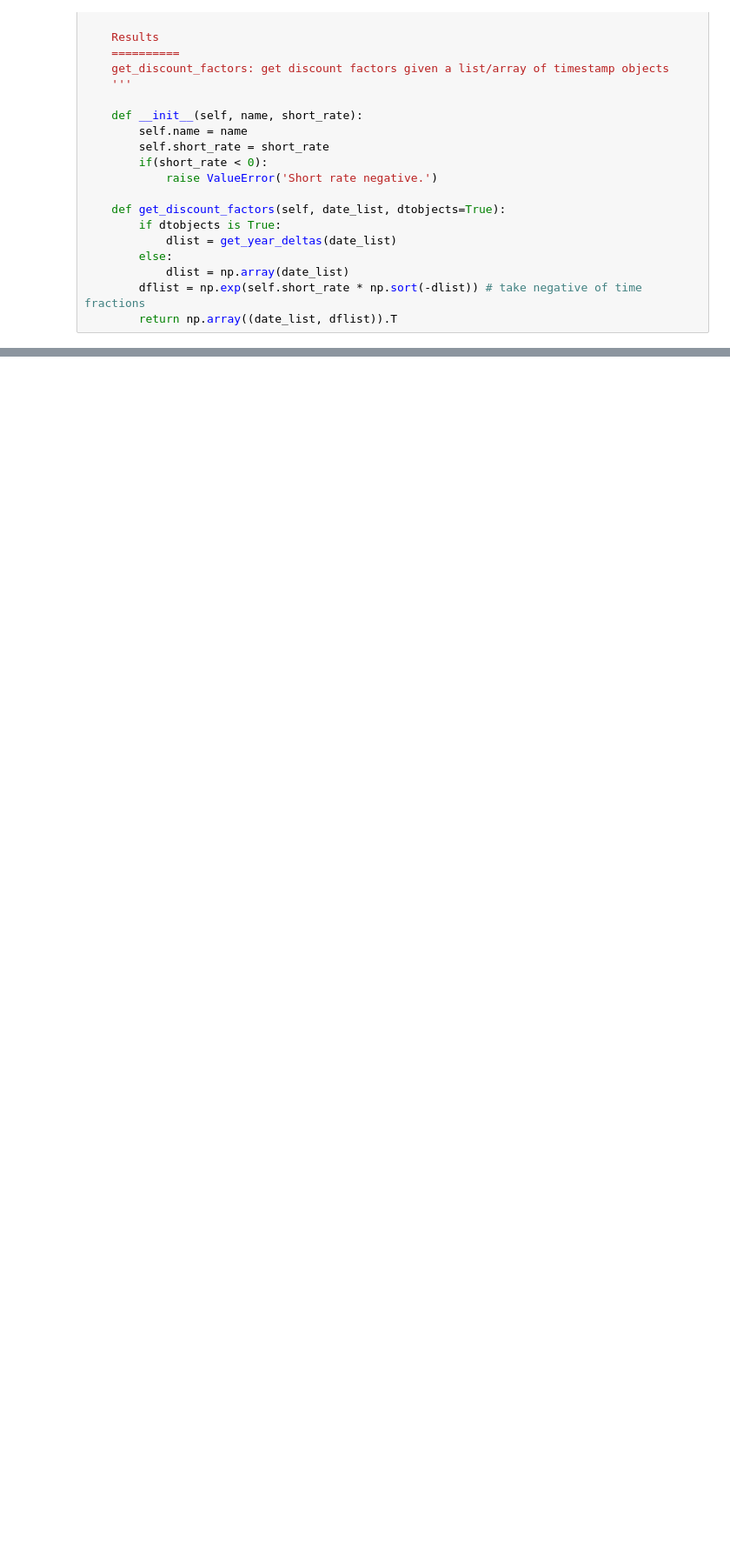
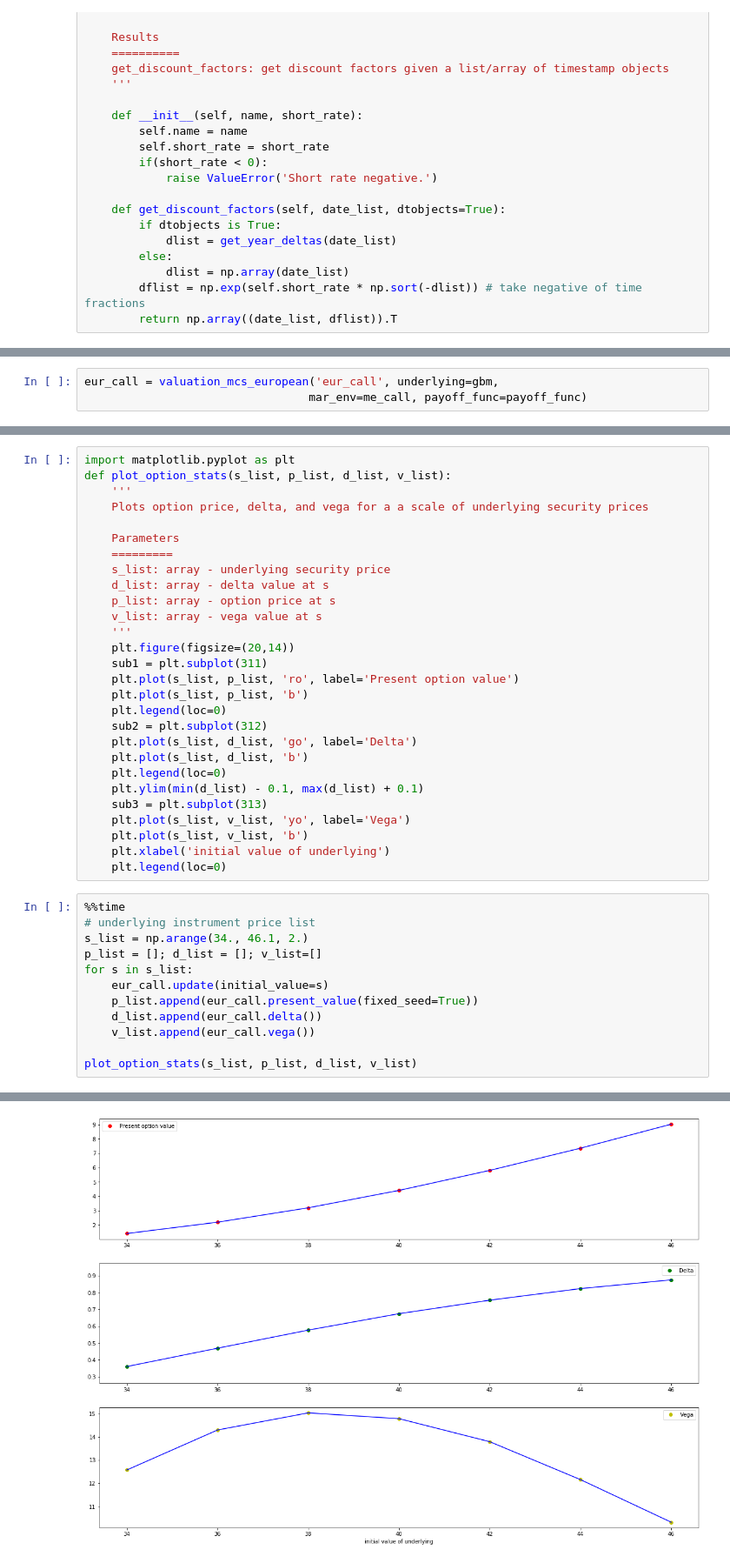
Before and after one commit to thomasmurphycodes/PythonForFinance, a Jupyter notebook: notebooks/Python for Finance Chapter 19 - Derivatives Valuation.ipynb, the cells around one changed output, grey strips where cells are left out. Shown at 87% size. Saved outputs shown, nothing was run; the diff lists cells and outputs as text; blank space fills up the shorter version.

```diff
--- a/notebooks/Python for Finance Chapter 19 - Derivatives Valuation.ipynb
+++ b/notebooks/Python for Finance Chapter 19 - Derivatives Valuation.ipynb
@@ -307,0 +471,3 @@ NameError: name 'simulation_class' is not defined
+# %%
+eur_call = valuation_mcs_european('eur_call', underlying=gbm,
+                                 mar_env=me_call, payoff_func=payoff_func)
@@ -307,0 +492,41 @@ NameError: name 'simulation_class' is not defined
+# %%
+import matplotlib.pyplot as plt
+def plot_option_stats(s_list, p_list, d_list, v_list):
+    '''
+    Plots option price, delta, and vega for a a scale of underlying security prices
+
+    Parameters
+    =========
+    s_list: array - underlying security price
+    d_list: array - delta value at s
+    p_list: array - option price at s
+    v_list: array - vega value at s
+    '''
+    plt.figure(figsize=(20,14))
+    sub1 = plt.subplot(311)
+    plt.plot(s_list, p_list, 'ro', label='Present option value')
+    plt.plot(s_list, p_list, 'b')
+    plt.legend(loc=0)
+    sub2 = plt.subplot(312)
+    plt.plot(s_list, d_list, 'go', label='Delta')
+    plt.plot(s_list, d_list, 'b')
+    plt.legend(loc=0)
+    plt.ylim(min(d_list) - 0.1, max(d_list) + 0.1)
+    sub3 = plt.subplot(313)
+    plt.plot(s_list, v_list, 'yo', label='Vega')
+    plt.plot(s_list, v_list, 'b')
+    plt.xlabel('initial value of underlying')
+    plt.legend(loc=0)
+# %%
+%%time
+# underlying instrument price list
+s_list = np.arange(34., 46.1, 2.)
+p_list = []; d_list = []; v_list=[]
+for s in s_list:
+    eur_call.update(initial_value=s)
+    p_list.append(eur_call.present_value(fixed_seed=True))
+    d_list.append(eur_call.delta())
+    v_list.append(eur_call.vega())
+
+plot_option_stats(s_list, p_list, d_list, v_list)
+# %% [output]
@@ -307,0 +535 @@ NameError: name 'simulation_class' is not defined
+[figure, added]
```
Also changed, not shown: parts of 26 cells of this notebook.
